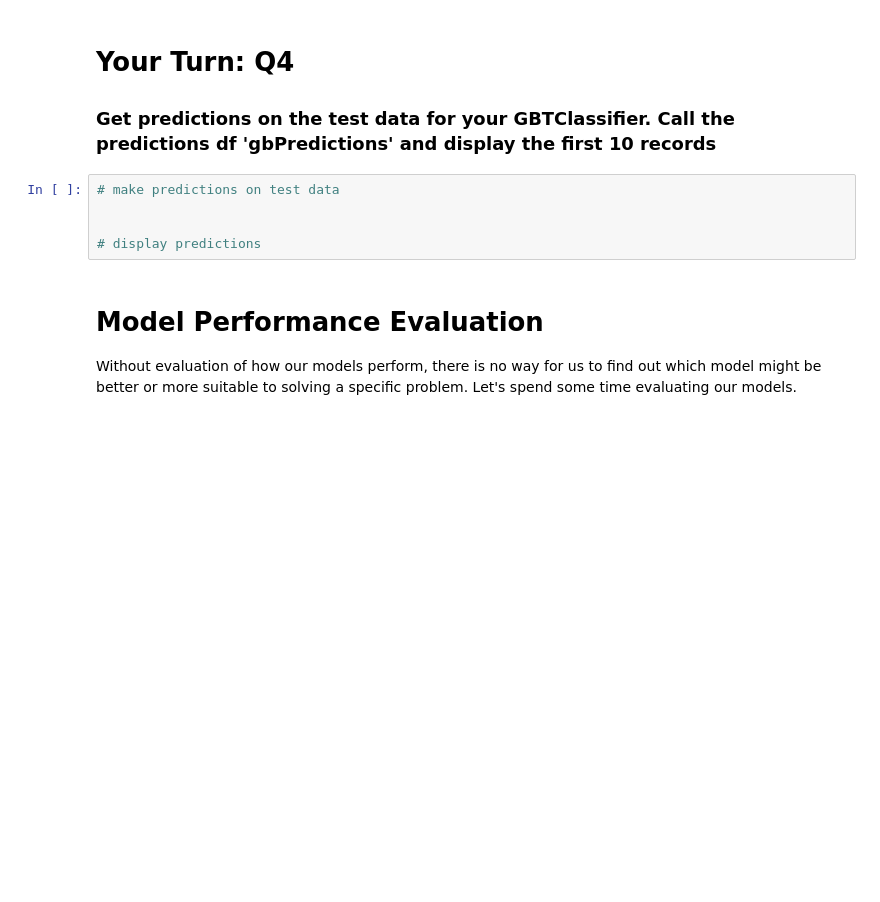
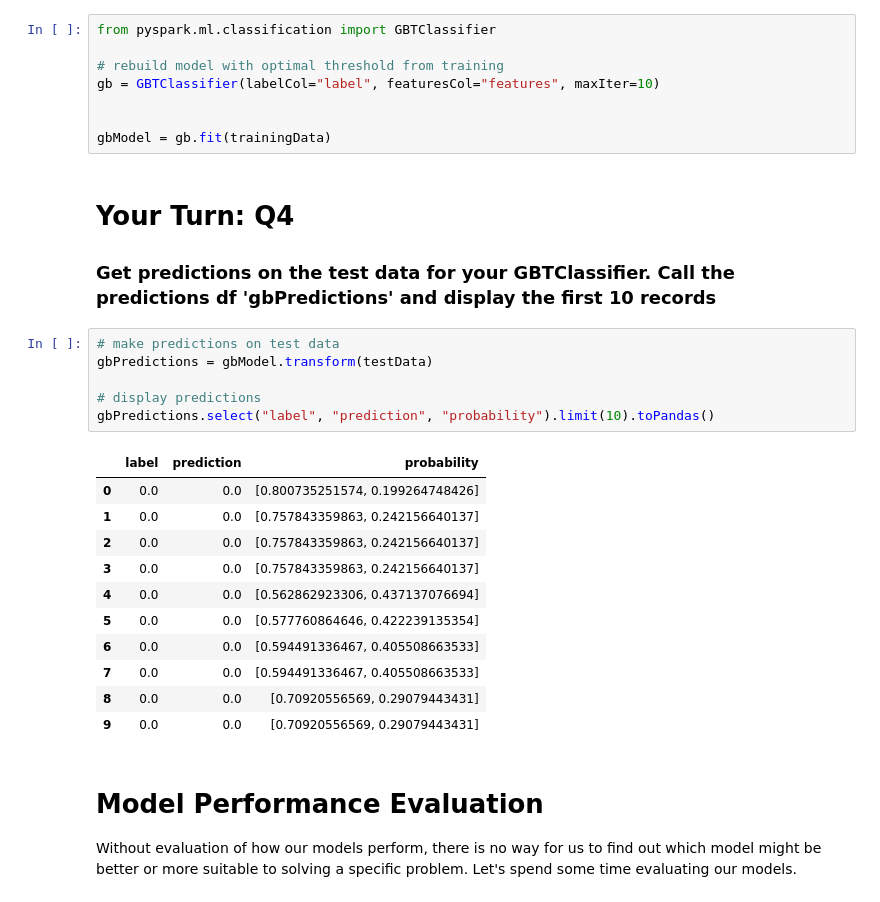
Before and after one commit to rohts-patil/SpringBoard-Assignments, a Jupyter notebook: aic-9_3_7-scalable-ml-with-SparkML-mini-project/Spark ML Mini-Project.ipynb, the cells around one changed output. Drawn from its saved outputs; the diff is of its cells as text; blank space fills up the shorter version.

Commit message:
completed pyspark ml assignment

```diff
--- a/aic-9_3_7-scalable-ml-with-SparkML-mini-project/Spark ML Mini-Project.ipynb
+++ b/aic-9_3_7-scalable-ml-with-SparkML-mini-project/Spark ML Mini-Project.ipynb
@@ -530,14 +641,35 @@ Here you will train your own GBM Classifier and make predictions
 # Your Turn: Q3
 ### Train a GBTClassifier on the training data, call the trained model 'gbModel'
 - Note: You don't need to set a prediction threshold here, just try training a vanilla GBM model
+# %%
+from pyspark.ml.classification import GBTClassifier
+
+# rebuild model with optimal threshold from training
+gb = GBTClassifier(labelCol="label", featuresCol="features", maxIter=10)
+
+
+gbModel = gb.fit(trainingData)
 # %% [markdown]
 # Your Turn: Q4
 ### Get predictions on the test data for your GBTClassifier. Call the predictions df 'gbPredictions' and display the first 10 records
 # %%
 # make predictions on test data
-
+gbPredictions = gbModel.transform(testData)
 
 # display predictions
+gbPredictions.select("label", "prediction", "probability").limit(10).toPandas()
+# %% [output]
+|  | label | prediction | probability |
+| 0 | 0.0 | 0.0 | [0.800735251574, 0.199264748426] |
+| 1 | 0.0 | 0.0 | [0.757843359863, 0.242156640137] |
+| 2 | 0.0 | 0.0 | [0.757843359863, 0.242156640137] |
+| 3 | 0.0 | 0.0 | [0.757843359863, 0.242156640137] |
+| 4 | 0.0 | 0.0 | [0.562862923306, 0.437137076694] |
+| 5 | 0.0 | 0.0 | [0.577760864646, 0.422239135354] |
+| 6 | 0.0 | 0.0 | [0.594491336467, 0.405508663533] |
+| 7 | 0.0 | 0.0 | [0.594491336467, 0.405508663533] |
+| 8 | 0.0 | 0.0 | [0.70920556569, 0.29079443431] |
+| 9 | 0.0 | 0.0 | [0.70920556569, 0.29079443431] |
 # %% [markdown]
 # Model Performance Evaluation
 
```
Also changed, not shown: parts of 35 cells of this notebook.
